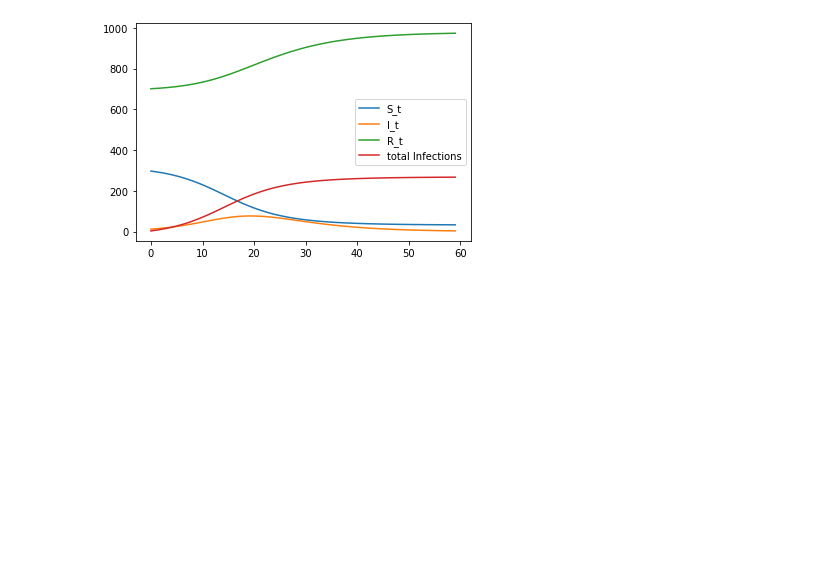
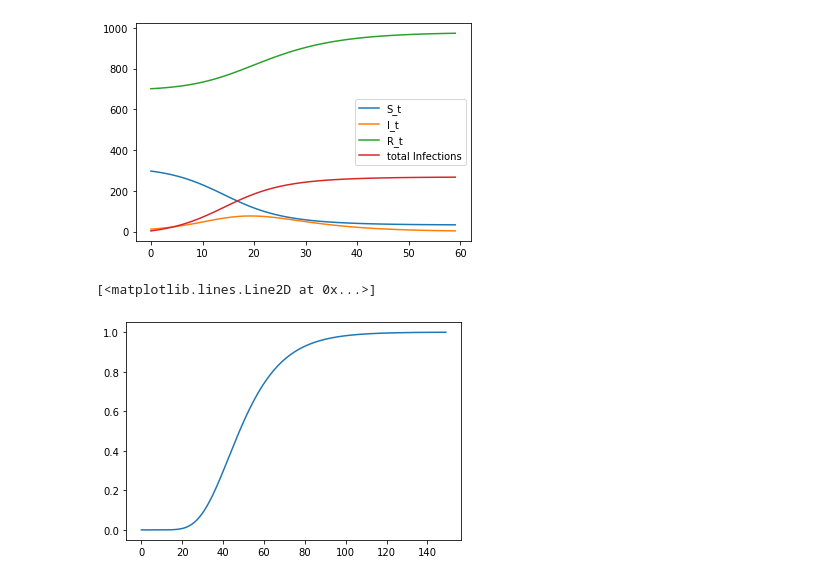
Before and after one commit to matthiaslinden/Covid19Model_GER, a Jupyter notebook: scripts/notebooks/TheanoToolkit.ipynb, the cells around one changed output. Cells and saved outputs as stored; diff of their text form; code cells hidden in the pictures; blank space fills up the shorter version.

```diff
--- a/scripts/notebooks/TheanoToolkit.ipynb
+++ b/scripts/notebooks/TheanoToolkit.ipynb
@@ -506,3 +506,17 @@ plt.legend()
 # %% [output]
 <matplotlib.legend.Legend at 0x...>
 [figure]
+# %%
+def Gompertz(a,b,c,l=150):
+    t = tt.arange(l)
+    return a*tt.exp(-b*tt.exp(-c*t))
+
+a = tt.cast(1,dtype='float64')
+b = tt.cast(20,dtype='float64')
+c = tt.cast(.07,dtype='float64')
+
+g = Gompertz(a,b,c).eval()
+plt.plot(g)
+# %% [output]
+[<matplotlib.lines.Line2D at 0x...>]
+[figure, added]
```
Also changed, not shown: parts of 1 cell of this notebook, 5 other files.
